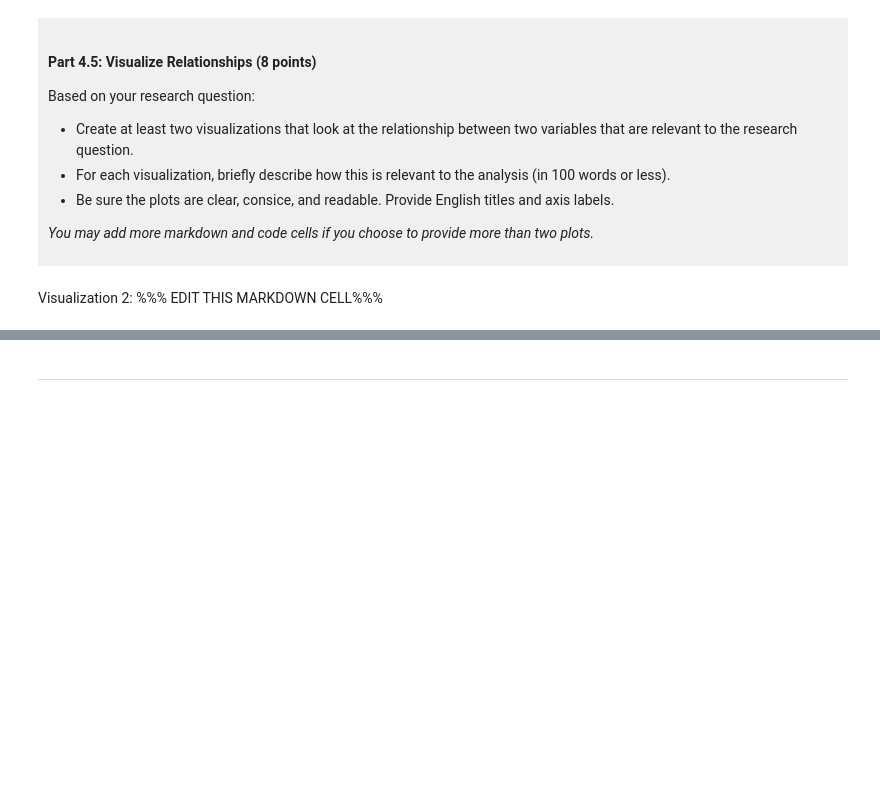
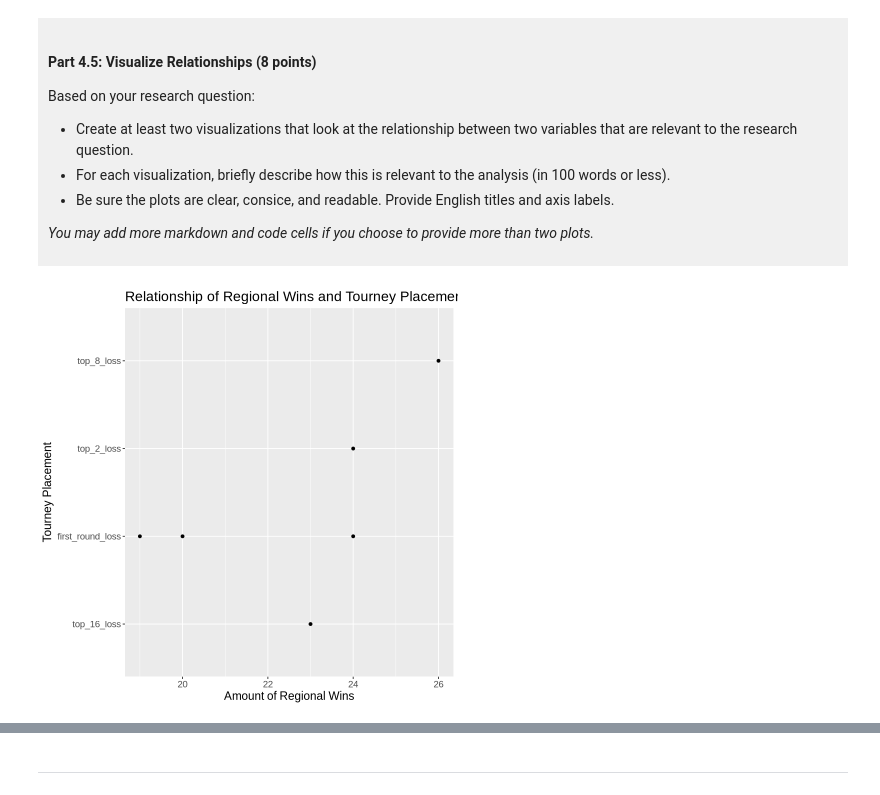
Before and after one commit to melodyl000/DSCI-Project-Melody, a Jupyter notebook: dsci-100-project-notebook.ipynb, the cells around one changed output, grey strips where cells are left out. Drawn from its saved outputs; the diff is of its cells as text; code cells hidden in the pictures; blank space fills up the shorter version.

```diff
--- a/dsci-100-project-notebook.ipynb
+++ b/dsci-100-project-notebook.ipynb
@@ -329,4 +329,12 @@ Based on your research question:
 *You may add more markdown and code cells if you choose to provide more than two plots.*
 </div>
 # %%
-# Visualization 1: %%% EDIT THIS MARKDOWN CELL%%%
+relationship_1<-ggplot(basketball_tidy, aes(x=reg_wins, y=tourney_finish))+
+                        geom_point()+
+                        xlab("Amount of Regional Wins")+
+                        ylab("Tourney Placement")+
+                        ggtitle("Relationship of Regional Wins and Tourney Placement")+
+                        theme(text=element_text(size=14))
+relationship_1
+# %% [output]
+[figure, added]
@@ -335,2 +340,0 @@ Based on your research question:
-# %% [markdown]
-Visualization 2: %%% EDIT THIS MARKDOWN CELL%%%
```
Also changed, not shown: parts of 5 cells of this notebook.
